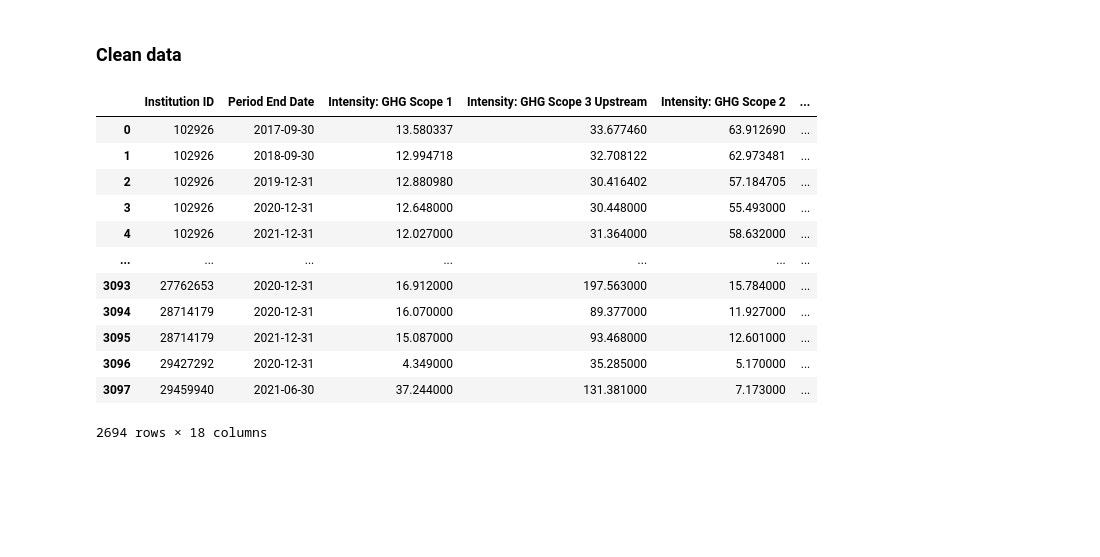
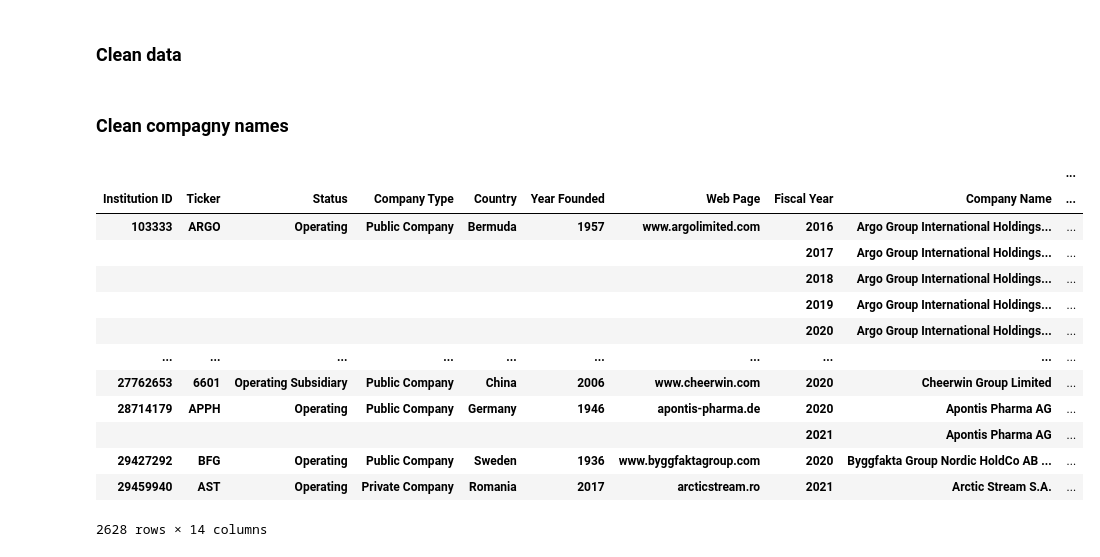
Before and after one commit to maximecharriere/SustainableStocks, a Jupyter notebook: merge.ipynb, the cells around one changed output. Cells and saved outputs as stored; diff of their text form; code cells hidden in the pictures; blank space fills up the shorter version.

```diff
--- a/merge.ipynb
+++ b/merge.ipynb
@@ -21,3 +24,16 @@ def rename_fiscal_year(fiscal_year):
+# %%
+comp_name_dict_erase = {
+',':           '',
+'\.':          '',
+'corporation': '',
+'corp':        '',
+'berhard':     '',
+'bhd':         '',
+'limited':     '',
+'ltd':         '',
+'plc':         '',
+'co':          '',
+'company':     ''}
 # %% [markdown]
 ## Refinitiv controls
 ### Import data
@@ -100,21 +140,35 @@ TODO
 # %%
-trucost = pd.read_excel('data/Trucost-2005-2021.xlsx', sheet_name="kglwvfc8zch6f3ps", header=[0])
+trucost = pd.read_excel('data/Trucost 2004-2021 no duplicates.xlsx',  header=[0], index_col=[0,1,2,3,4,5,6,7,8])
 # %% [markdown]
 ### Clean data
-# %%
-# Drop empty Tickers
-trucost.dropna(subset='Ticker',inplac=True)
-# %% [output]
-|  | Institution ID | Period End Date | Intensity: GHG Scope 1 | Intensity: GHG Scope 3 Upstream | Intensity: GHG Scope 2 | ... |
-| 0 | 102926 | 2017-09-30 | 13.580337 | 33.677460 | 63.912690 | ... |
-| 1 | 102926 | 2018-09-30 | 12.994718 | 32.708122 | 62.973481 | ... |
-| 2 | 102926 | 2019-12-31 | 12.880980 | 30.416402 | 57.184705 | ... |
-| 3 | 102926 | 2020-12-31 | 12.648000 | 30.448000 | 55.493000 | ... |
-| 4 | 102926 | 2021-12-31 | 12.027000 | 31.364000 | 58.632000 | ... |
-| ... | ... | ... | ... | ... | ... | ... |
-| 3093 | 27762653 | 2020-12-31 | 16.912000 | 197.563000 | 15.784000 | ... |
-| 3094 | 28714179 | 2020-12-31 | 16.070000 | 89.377000 | 11.927000 | ... |
-| 3095 | 28714179 | 2021-12-31 | 15.087000 | 93.468000 | 12.601000 | ... |
-| 3096 | 29427292 | 2020-12-31 | 4.349000 | 35.285000 | 5.170000 | ... |
-| 3097 | 29459940 | 2021-06-30 | 37.244000 | 131.381000 | 7.173000 | ... |
-2694 rows × 18 columns
+# %% [markdown]
+### Clean compagny names
+# %%
+# Reset index to column to be able to do modification to it
+trucost.reset_index(level="Company Name", inplace=True)
+
+# Clean company names of the trucost dataset. Transform to ASCII, lower and erease characters
+company_name_clean = trucost['Company Name'].apply(unidecode).str.lower().replace(comp_name_dict_erase, regex=True)
+
+# Insert new compagny name in new column
+trucost.insert(1, 'Company Name Clean', company_name_clean)
+
+# Set two column as index
+trucost.set_index(keys=['Company Name','Company Name Clean'], append=True, inplace=True)
+# %%
+trucost
+# %% [output]
+|  |  |  |  |  |  |  |  |  | ... |
+| Institution ID | Ticker | Status | Company Type | Country | Year Founded | Web Page | Fiscal Year | Company Name | ... |
+| 103333 | ARGO | Operating | Public Company | Bermuda | 1957 | www.argolimited.com | 2016 | Argo Group International Holdings... | ... |
+|  |  |  |  |  |  |  | 2017 | Argo Group International Holdings... | ... |
+|  |  |  |  |  |  |  | 2018 | Argo Group International Holdings... | ... |
+|  |  |  |  |  |  |  | 2019 | Argo Group International Holdings... | ... |
+|  |  |  |  |  |  |  | 2020 | Argo Group International Holdings... | ... |
+| ... | ... | ... | ... | ... | ... | ... | ... | ... | ... |
+| 27762653 | 6601 | Operating Subsidiary | Public Company | China | 2006 | www.cheerwin.com | 2020 | Cheerwin Group Limited | ... |
+| 28714179 | APPH | Operating | Public Company | Germany | 1946 | apontis-pharma.de | 2020 | Apontis Pharma AG | ... |
+|  |  |  |  |  |  |  | 2021 | Apontis Pharma AG | ... |
+| 29427292 | BFG | Operating | Public Company | Sweden | 1936 | www.byggfaktagroup.com | 2020 | Byggfakta Group Nordic HoldCo AB ... | ... |
+| 29459940 | AST | Operating | Private Company | Romania | 2017 | arcticstream.ro | 2021 | Arctic Stream S.A. | ... |
+2628 rows × 14 columns
```
Also changed, not shown: parts of 15 cells of this notebook, 4 other files.
